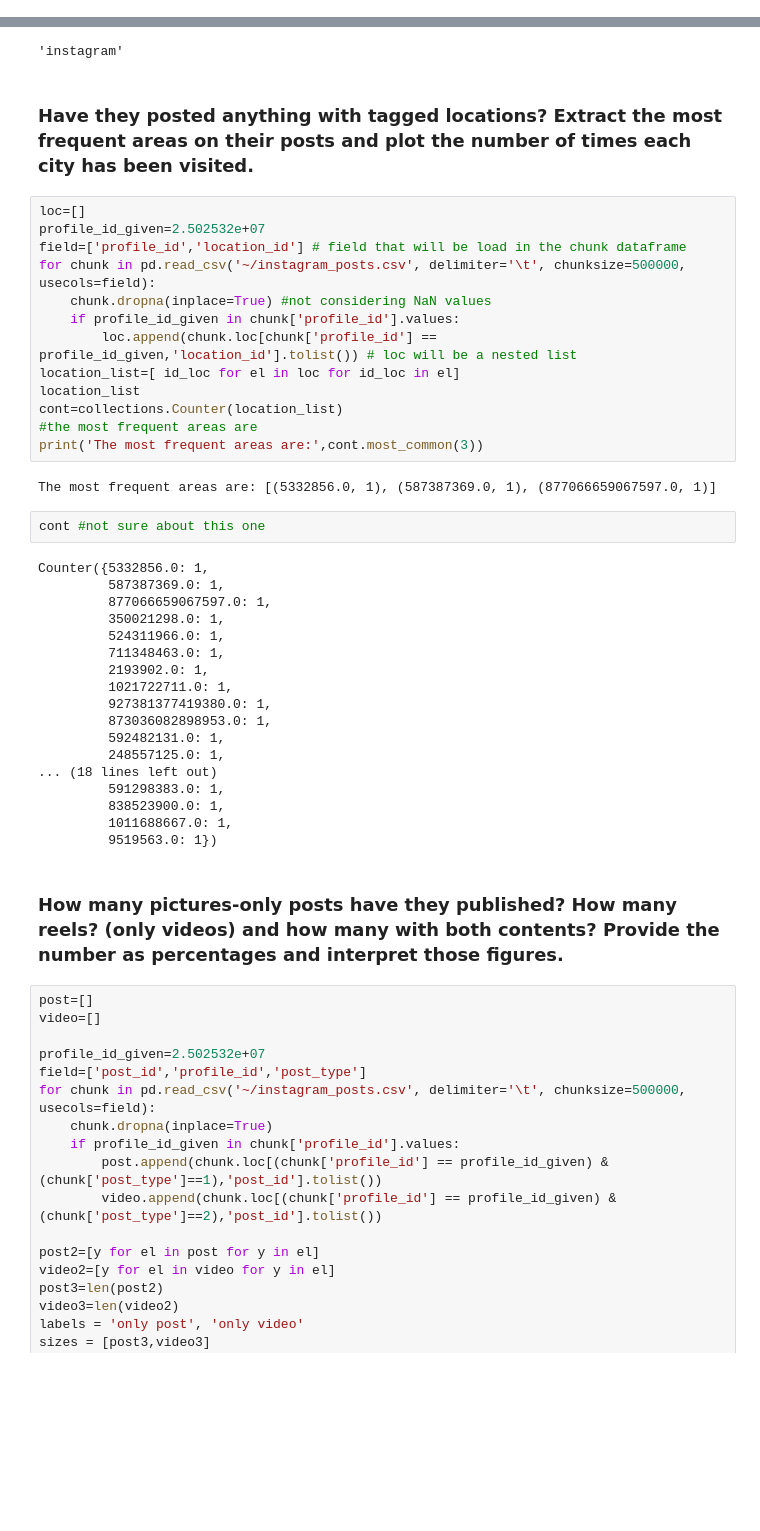
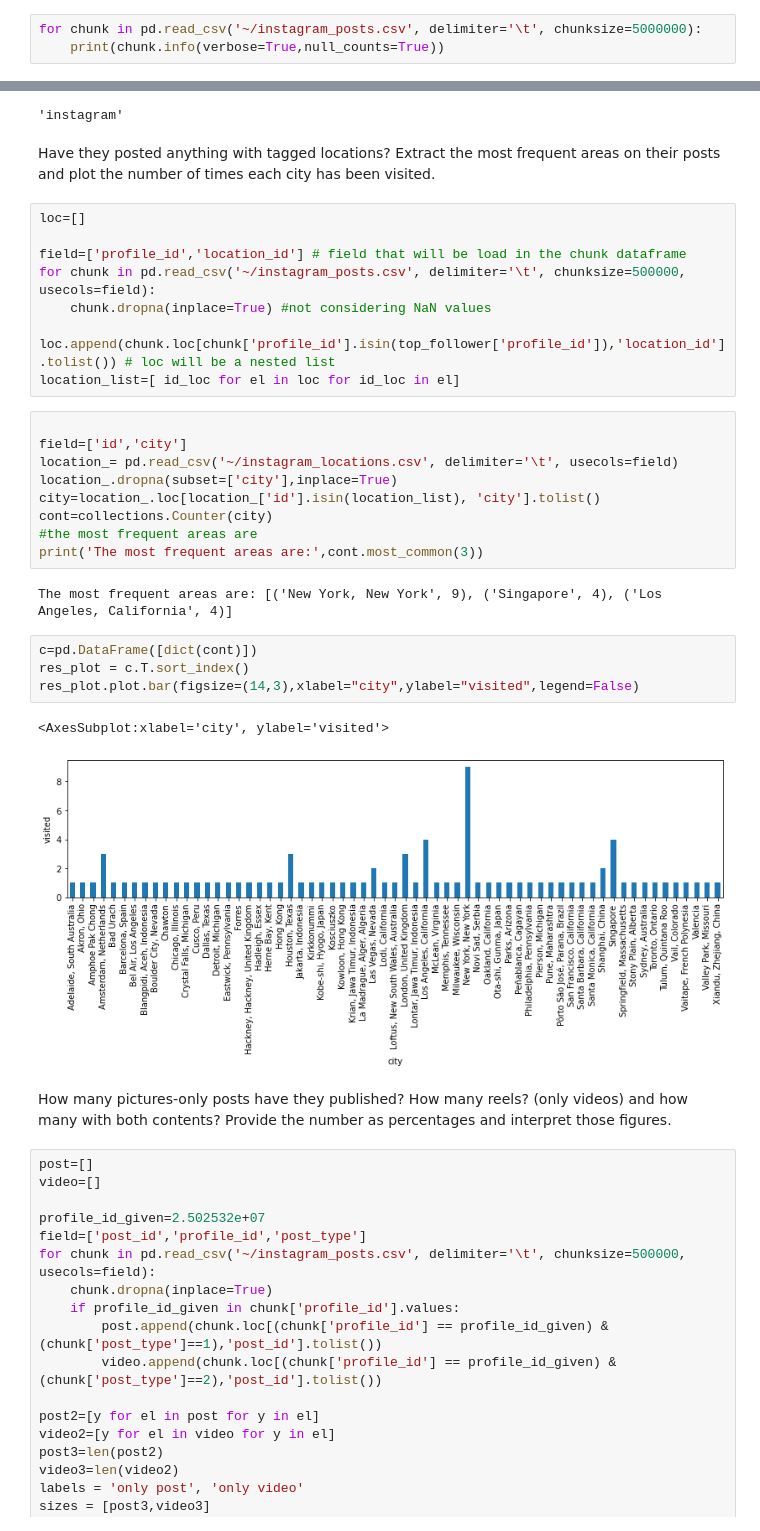
Before and after one commit to sophiaBalestrucci/ADM-HW2, a Jupyter notebook: HW2.ipynb, the cells around one changed output, grey strips where cells are left out. Cells and saved outputs as stored; diff of their text form; blank space fills up the shorter version.

```diff
--- a/HW2.ipynb
+++ b/HW2.ipynb
@@ -2,0 +29,3 @@
+# %%
+for chunk in pd.read_csv('~/instagram_posts.csv', delimiter='\t', chunksize=5000000):
+    print(chunk.info(verbose=True,null_counts=True))
@@ -229,44 +336,35 @@ most_influencer
 # %% [output]
 'instagram'
 # %% [markdown]
-### Have they posted anything with tagged locations? Extract the most frequent areas on their posts and plot the number of times each city has been visited.
+Have they posted anything with tagged locations? Extract the most frequent areas on their posts and plot the number of times each city has been visited.
 # %%
 loc=[]
-profile_id_given=2.502532e+07
+
 field=['profile_id','location_id'] # field that will be load in the chunk dataframe
 for chunk in pd.read_csv('~/instagram_posts.csv', delimiter='\t', chunksize=500000, usecols=field):
     chunk.dropna(inplace=True) #not considering NaN values
-    if profile_id_given in chunk['profile_id'].values:
-        loc.append(chunk.loc[chunk['profile_id'] == profile_id_given,'location_id'].tolist()) # loc will be a nested list
+    loc.append(chunk.loc[chunk['profile_id'].isin(top_follower['profile_id']),'location_id'].tolist()) # loc will be a nested list
 location_list=[ id_loc for el in loc for id_loc in el]
-location_list
-cont=collections.Counter(location_list)
-#the most frequent areas are
-print('The most frequent areas are:',cont.most_common(3))
-# %% [output]
-The most frequent areas are: [(5332856.0, 1), (587387369.0, 1), (877066659067597.0, 1)]
-# %%
-cont #not sure about this one
-# %% [output]
-Counter({5332856.0: 1,
-         587387369.0: 1,
-         877066659067597.0: 1,
-         350021298.0: 1,
-         524311966.0: 1,
-         711348463.0: 1,
-         2193902.0: 1,
-         1021722711.0: 1,
-         927381377419380.0: 1,
-         873036082898953.0: 1,
-         592482131.0: 1,
-         248557125.0: 1,
-... (18 lines left out)
-         591298383.0: 1,
-         838523900.0: 1,
-         1011688667.0: 1,
-         9519563.0: 1})
+# %%
+
+field=['id','city']
+location_= pd.read_csv('~/instagram_locations.csv', delimiter='\t', usecols=field)
+location_.dropna(subset=['city'],inplace=True)
+city=location_.loc[location_['id'].isin(location_list), 'city'].tolist()
+cont=collections.Counter(city)
+#the most frequent areas are
+print('The most frequent areas are:',cont.most_common(3))
+# %% [output]
+The most frequent areas are: [('New York, New York', 9), ('Singapore', 4), ('Los Angeles, California', 4)]
+# %%
+c=pd.DataFrame([dict(cont)])
+res_plot = c.T.sort_index()
+res_plot.plot.bar(figsize=(14,3),xlabel="city",ylabel="visited",legend=False)
+# %% [output]
+<AxesSubplot:xlabel='city', ylabel='visited'>
+[figure, added]
 # %% [markdown]
-### How many pictures-only posts have they published? How many reels? (only videos) and how many with both contents? Provide the number as percentages and interpret those figures.
+How many pictures-only posts have they published? How many reels? (only videos) and how many with both contents? Provide the number as percentages and interpret those figures.
 # %%
 post=[]
 video=[]
```
Also changed, not shown: parts of 32 cells of this notebook.
